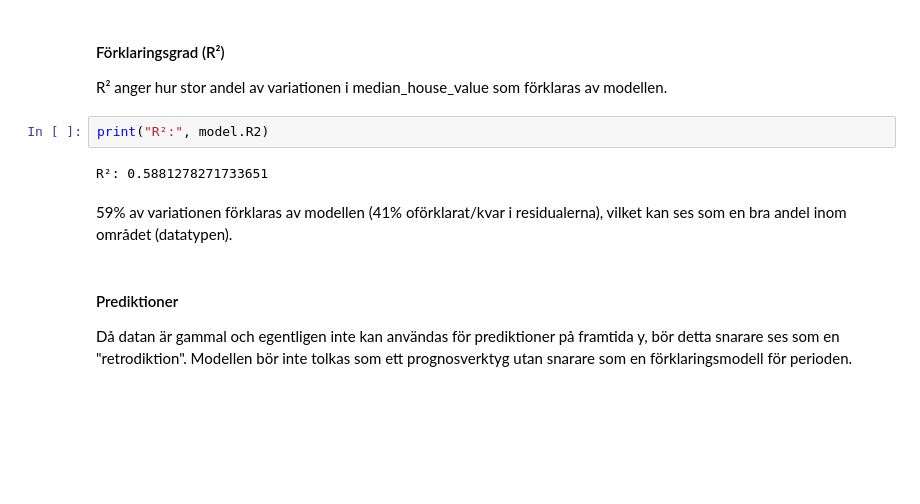
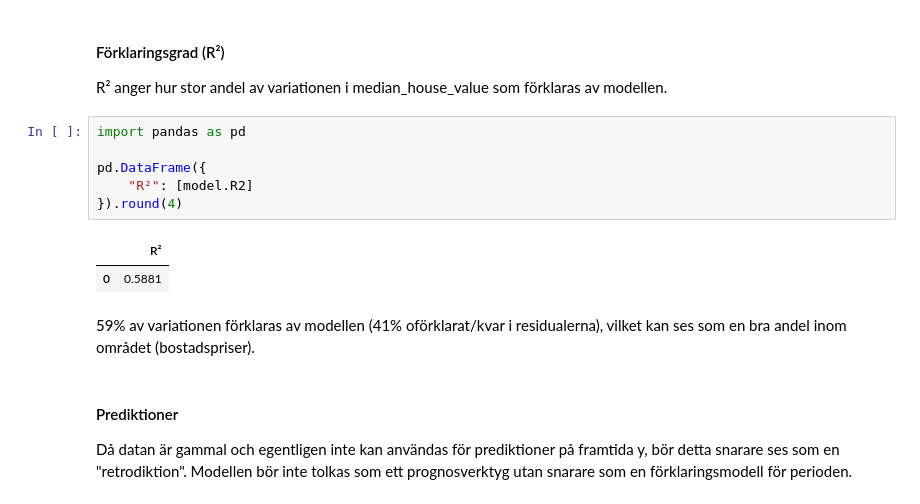
Before and after one commit to F-Degerman/statistical-methods-FANNY-DEGERMAN, a Jupyter notebook: Laboration-Statistik/housing_linear_regression_analysis.ipynb, the cells around one changed output. Drawn from its saved outputs; the diff is of its cells as text; blank space fills up the shorter version.

```diff
--- a/Laboration-Statistik/housing_linear_regression_analysis.ipynb
+++ b/Laboration-Statistik/housing_linear_regression_analysis.ipynb
@@ -500,11 +532,16 @@ Ingen av variablerna har ett konfidensintervall som inkluderar noll, vilket bekr
 R² anger hur stor andel av variationen i median_house_value
 som förklaras av modellen.
 # %%
-print("R²:", model.R2)
+import pandas as pd
+
+pd.DataFrame({
+    "R²": [model.R2]
+}).round(4)
 # %% [output]
-R²: 0.5881278271733651
+|  | R² |
+| 0 | 0.5881 |
 # %% [markdown]
-59% av variationen förklaras av modellen (41% oförklarat/kvar i residualerna), vilket kan ses som en bra andel inom området (datatypen).
+59% av variationen förklaras av modellen (41% oförklarat/kvar i residualerna), vilket kan ses som en bra andel inom området (bostadspriser).
 # %% [markdown]
 #### Prediktioner
 
```
Also changed, not shown: parts of 43 cells of this notebook, 1 other file.
